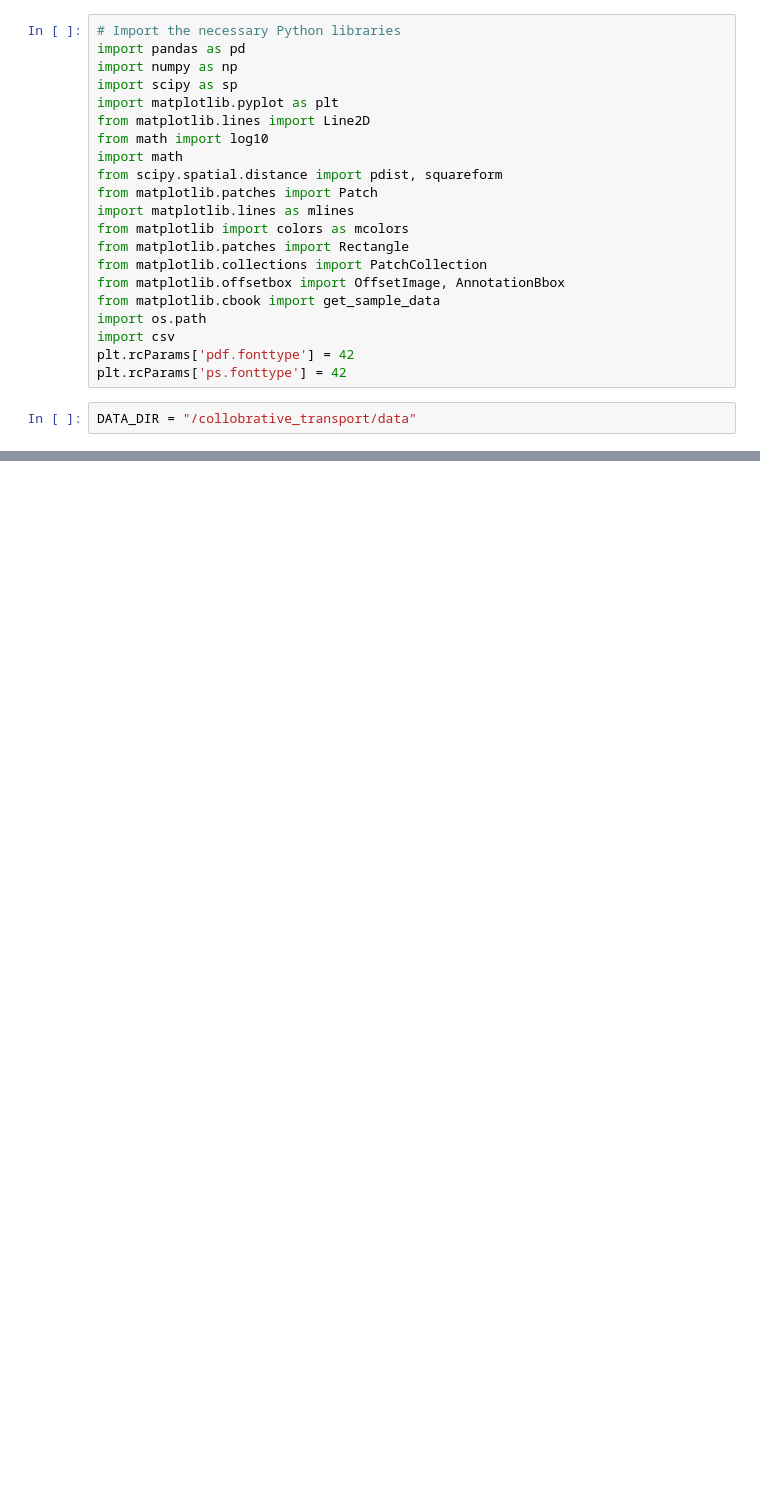
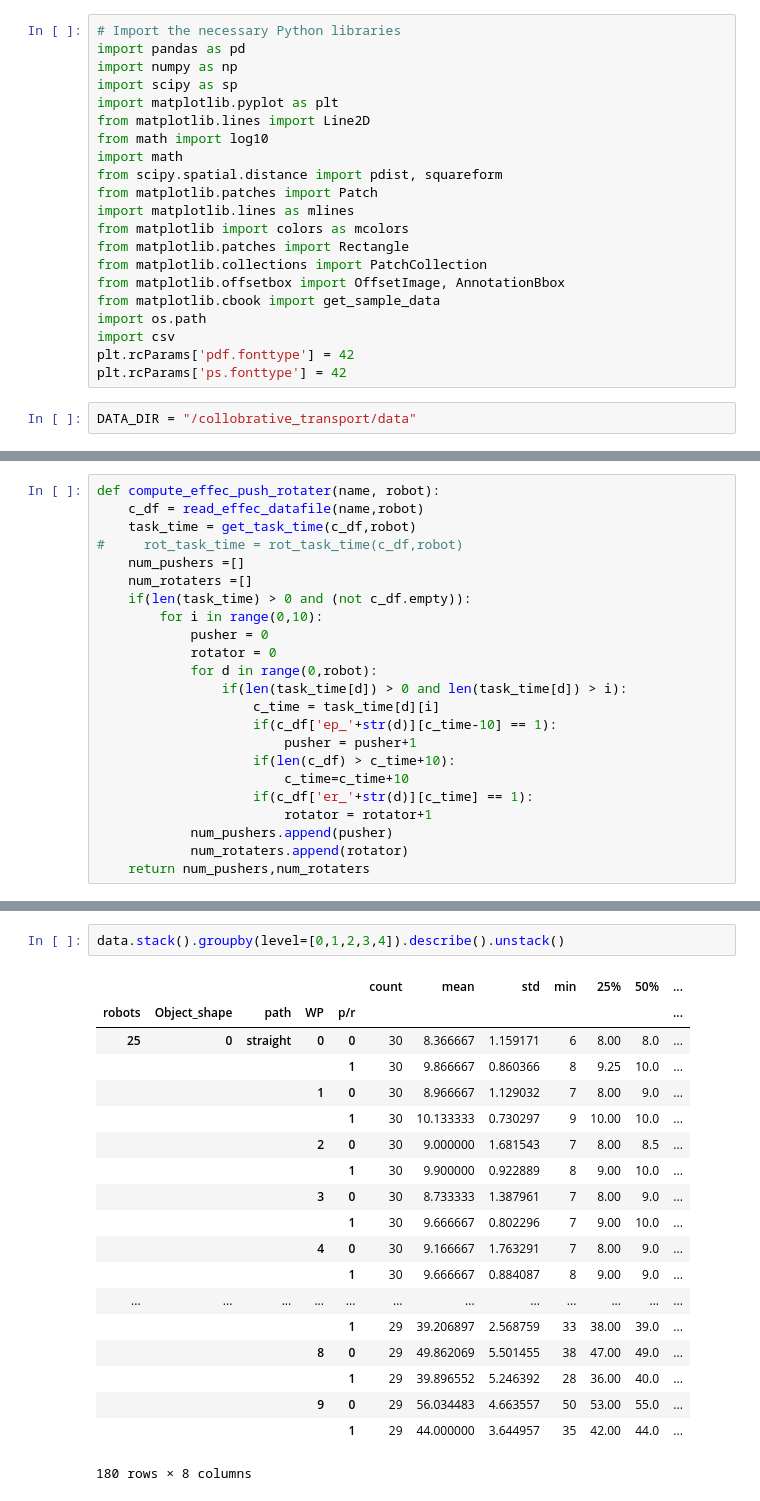
Before and after one commit to MISTLab/SwarmHaul, a Jupyter notebook: Data_processing/Peformance_plots.ipynb, the cells around one changed output, grey strips where cells are left out. Cells and saved outputs as stored; diff of their text form; blank space fills up the shorter version.

```diff
--- a/Data_processing/Peformance_plots.ipynb
+++ b/Data_processing/Peformance_plots.ipynb
@@ -63,0 +174,23 @@ EXP: ROBOT 100 PATH straight_rot REP 30 does not exist
+# %%
+def compute_effec_push_rotater(name, robot):
+    c_df = read_effec_datafile(name,robot)
+    task_time = get_task_time(c_df,robot)
+#     rot_task_time = rot_task_time(c_df,robot)
+    num_pushers =[]
+    num_rotaters =[]
+    if(len(task_time) > 0 and (not c_df.empty)):
+        for i in range(0,10):
+            pusher = 0
+            rotator = 0
+            for d in range(0,robot):
+                if(len(task_time[d]) > 0 and len(task_time[d]) > i):
+                    c_time = task_time[d][i]
+                    if(c_df['ep_'+str(d)][c_time-10] == 1):
+                        pusher = pusher+1
+                    if(len(c_df) > c_time+10):
+                        c_time=c_time+10
+                    if(c_df['er_'+str(d)][c_time] == 1):
+                        rotator = rotator+1
+            num_pushers.append(pusher)
+            num_rotaters.append(rotator)
+    return num_pushers,num_rotaters
@@ -63,0 +275,22 @@ EXP: ROBOT 100 PATH straight_rot REP 30 does not exist
+# %%
+data.stack().groupby(level=[0,1,2,3,4]).describe().unstack()
+# %% [output]
+|  |  |  |  |  | count | mean | std | min | 25% | 50% | ... |
+| robots | Object_shape | path | WP | p/r |  |  |  |  |  |  | ... |
+| 25 | 0 | straight | 0 | 0 | 30 | 8.366667 | 1.159171 | 6 | 8.00 | 8.0 | ... |
+|  |  |  |  | 1 | 30 | 9.866667 | 0.860366 | 8 | 9.25 | 10.0 | ... |
+|  |  |  | 1 | 0 | 30 | 8.966667 | 1.129032 | 7 | 8.00 | 9.0 | ... |
+|  |  |  |  | 1 | 30 | 10.133333 | 0.730297 | 9 | 10.00 | 10.0 | ... |
+|  |  |  | 2 | 0 | 30 | 9.000000 | 1.681543 | 7 | 8.00 | 8.5 | ... |
+|  |  |  |  | 1 | 30 | 9.900000 | 0.922889 | 8 | 9.00 | 10.0 | ... |
+|  |  |  | 3 | 0 | 30 | 8.733333 | 1.387961 | 7 | 8.00 | 9.0 | ... |
+|  |  |  |  | 1 | 30 | 9.666667 | 0.802296 | 7 | 9.00 | 10.0 | ... |
+|  |  |  | 4 | 0 | 30 | 9.166667 | 1.763291 | 7 | 8.00 | 9.0 | ... |
+|  |  |  |  | 1 | 30 | 9.666667 | 0.884087 | 8 | 9.00 | 9.0 | ... |
+| ... | ... | ... | ... | ... | ... | ... | ... | ... | ... | ... | ... |
+|  |  |  |  | 1 | 29 | 39.206897 | 2.568759 | 33 | 38.00 | 39.0 | ... |
+|  |  |  | 8 | 0 | 29 | 49.862069 | 5.501455 | 38 | 47.00 | 49.0 | ... |
+|  |  |  |  | 1 | 29 | 39.896552 | 5.246392 | 28 | 36.00 | 40.0 | ... |
+|  |  |  | 9 | 0 | 29 | 56.034483 | 4.663557 | 50 | 53.00 | 55.0 | ... |
+|  |  |  |  | 1 | 29 | 44.000000 | 3.644957 | 35 | 42.00 | 44.0 | ... |
+180 rows × 8 columns
```
Also changed, not shown: parts of 14 cells of this notebook, 9 other files.
